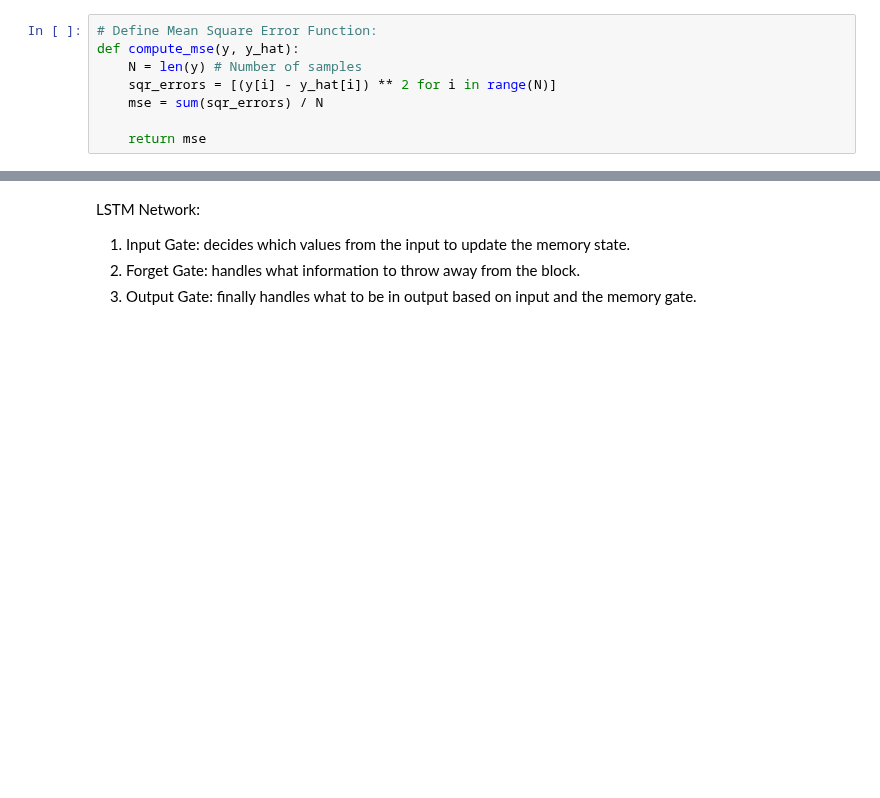
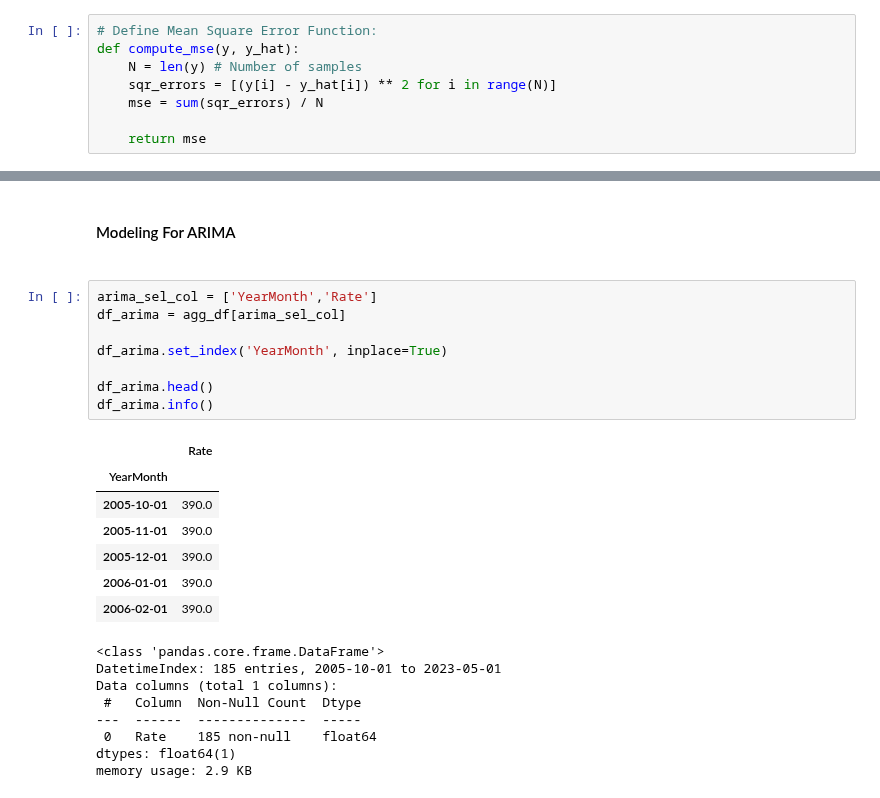
Before and after one commit to aloysiuswjw/Cost-Rate-Analysis, a Jupyter notebook: LA.ipynb, the cells around one changed output, grey strips where cells are left out. Cells and saved outputs as stored; diff of their text form; blank space fills up the shorter version.

Commit message:
Done till arima
- have to find out arima mse
- add in more regression models to see

```diff
--- a/LA.ipynb
+++ b/LA.ipynb
@@ -492,5 +478,26 @@ Mean Squared Error (Test): [0.55330951]
-# %% [markdown]
-LSTM Network:
-1. Input Gate: decides which values from the input to update the memory state.
-2. Forget Gate: handles what information to throw away from the block.
-3. Output Gate: finally handles what to be in output based on input and the memory gate.
+# %% [markdown]
+<h4>Modeling For ARIMA<h4>
+# %%
+arima_sel_col = ['YearMonth','Rate']
+df_arima = agg_df[arima_sel_col]
+
+df_arima.set_index('YearMonth', inplace=True)
+
+df_arima.head()
+df_arima.info()
+# %% [output]
+|  | Rate |
+| YearMonth |  |
+| 2005-10-01 | 390.0 |
+| 2005-11-01 | 390.0 |
+| 2005-12-01 | 390.0 |
+| 2006-01-01 | 390.0 |
+| 2006-02-01 | 390.0 |
+<class 'pandas.core.frame.DataFrame'>
+DatetimeIndex: 185 entries, 2005-10-01 to 2023-05-01
+Data columns (total 1 columns):
+ #   Column  Non-Null Count  Dtype
+---  ------  --------------  -----
+ 0   Rate    185 non-null    float64
+dtypes: float64(1)
+memory usage: 2.9 KB
```
Also changed, not shown: parts of 8 cells of this notebook.
